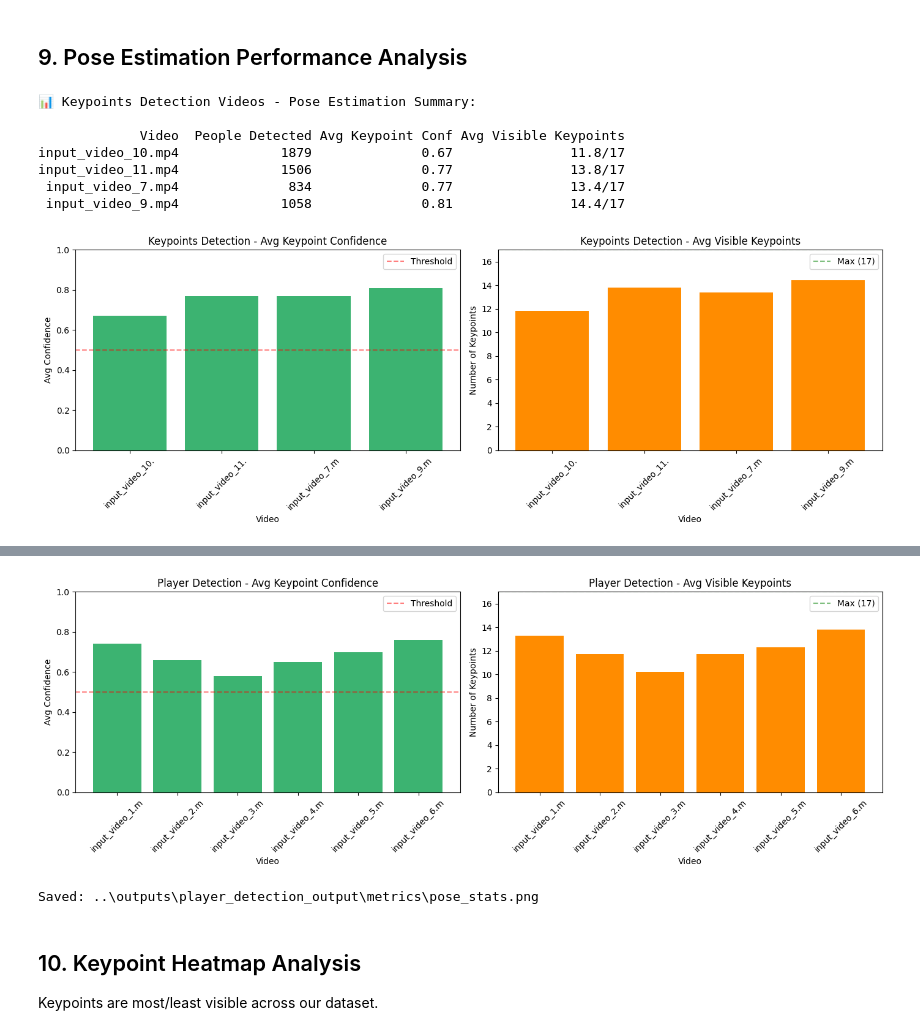
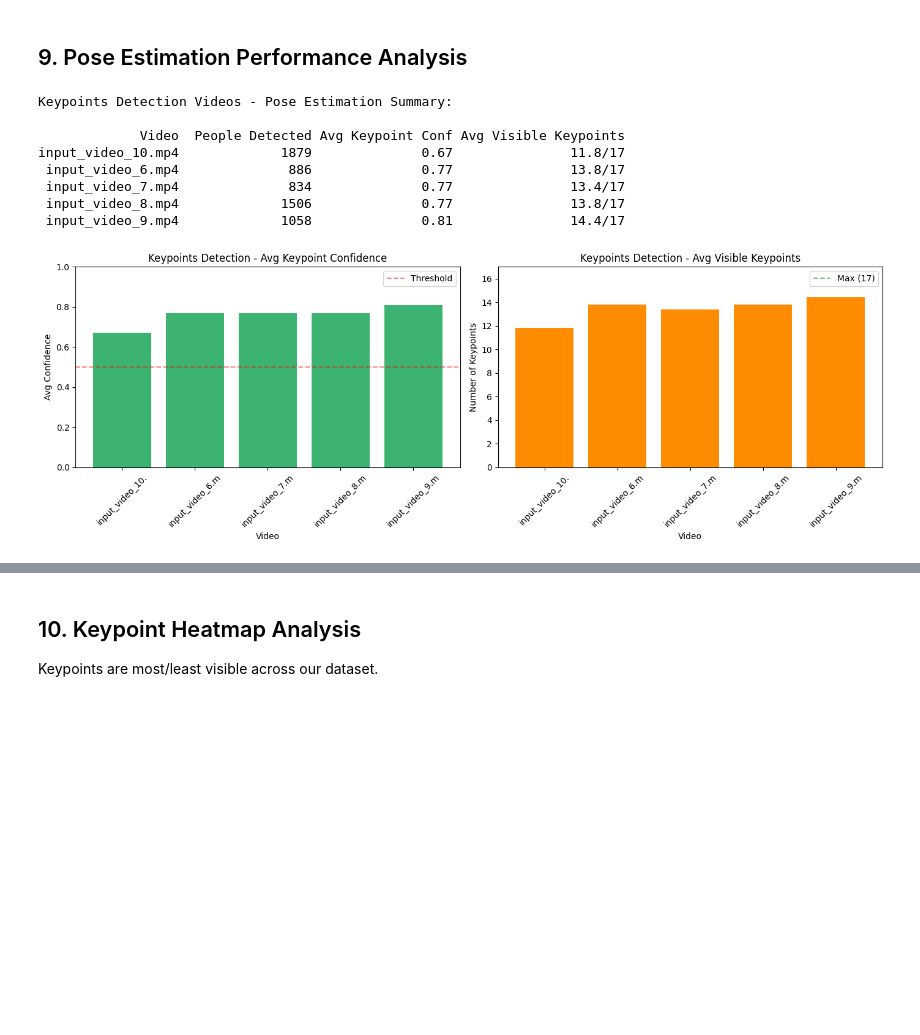
Before and after one commit to Kanchanamkl/Player-Tracking-Model-YOLOv8, a Jupyter notebook: notebooks/03_keypoint_detection.ipynb, the cells around one changed output, grey strips where cells are left out. Drawn from its saved outputs; the diff is of its cells as text; code cells hidden in the pictures; blank space fills up the shorter version.

```diff
--- a/notebooks/03_keypoint_detection.ipynb
+++ b/notebooks/03_keypoint_detection.ipynb
@@ -483,7 +483,8 @@ if len(keypoints_video_files) > 0:
     keypoints_pose_stats = {}
 
     for video_path in keypoints_video_files:
-        output_path = KEYPOINTS_OUTPUT_DIR / f"pose_{video_path.name}"
+        # output_path = KEYPOINTS_OUTPUT_DIR / f"pose_{video_path.name}"
+        output_path = KEYPOINTS_OUTPUT_DIR / 'videos' / f"detected_{video_path.name}"
         stats = process_video_with_pose(video_path, pose_model, output_path)
         keypoints_pose_stats[video_path.name] = stats
 
@@ -491,23 +492,6 @@ if len(keypoints_video_files) > 0:
     print(f"Output videos: {KEYPOINTS_OUTPUT_DIR}")
 else:
     print("No keypoints detection videos found")
-
-# Process player detection videos
-player_video_files = list(PLAYER_VIDEOS_DIR.glob('*.mp4'))
-if len(player_video_files) > 0:
-    print("\nProcessing player detection videos...\n")
-
-    player_pose_stats = {}
-
-    for video_path in player_video_files:
-        output_path = PLAYER_OUTPUT_DIR / f"pose_{video_path.name}"
-        stats = process_video_with_pose(video_path, pose_model, output_path)
-        player_pose_stats[video_path.name] = stats
-
-    print(f"\nPlayer detection videos processed!")
-    print(f"Output videos: {PLAYER_OUTPUT_DIR}")
-else:
-    print("No player detection videos found")
 # %% [output]
 Processing keypoints detection videos...
 
@@ -613,83 +561,35 @@ if len(keypoints_video_files) > 0 or len(player_video_files) > 0:
         axes[0].set_xlabel('Video')
         axes[0].set_ylabel('Avg Confidence')
         axes[0].set_title('Keypoints Detection - Avg Keypoint Confidence')
         axes[0].set_ylim([0, 1])
         axes[0].tick_params(axis='x', rotation=45)
         axes[0].axhline(y=0.5, color='r', linestyle='--', alpha=0.5, label='Threshold')
         axes[0].legend()
 
         axes[1].bar(videos, visible, color='darkorange')
         axes[1].set_xlabel('Video')
         axes[1].set_ylabel('Number of Keypoints')
         axes[1].set_title('Keypoints Detection - Avg Visible Keypoints')
         axes[1].set_ylim([0, 17])
         axes[1].tick_params(axis='x', rotation=45)
         axes[1].axhline(y=17, color='g', linestyle='--', alpha=0.5, label='Max (17)')
         axes[1].legend()
 
         plt.tight_layout()
 
         save_path = KEYPOINTS_OUTPUT_DIR / 'metrics' / 'pose_stats.png'
         plt.savefig(save_path, dpi=150, bbox_inches='tight')
         plt.show()
 
         print(f"\nSaved: {save_path}\n")
-
-    # Process player detection statistics
-    if len(player_video_files) > 0:
-        print("Player Detection Videos - Pose Estimation Summary:\n")
-
-        summary_data = []
-        for video_name, stats in player_pose_stats.items():
-            summary_data.append({
-                'Video': video_name,
-                'People Detected': stats['total_people'],
-                'Avg Keypoint Conf': f"{stats['avg_conf_overall']:.2f}",
-                'Avg Visible Keypoints': f"{stats['avg_visible_kpts']:.1f}/17"
-            })
-
-        df_player_pose = pd.DataFrame(summary_data)
-        print(df_player_pose.to_string(index=False))
-
-        # Visualize player detection stats
-        fig, axes = plt.subplots(1, 2, figsize=(14, 5))
-
-        videos = [s['Video'][:15] for s in summary_data]
-        confs = [float(s['Avg Keypoint Conf']) for s in summary_data]
-        visible = [float(s['Avg Visible Keypoints'].split('/')[0]) for s in summary_data]
-
-        axes[0].bar(videos, confs, color='mediumseagreen')
-        axes[0].set_xlabel('Video')
-        axes[0].set_ylabel('Avg Confidence')
-        axes[0].set_title('Player Detection - Avg Keypoint Confidence')
-        axes[0].set_ylim([0, 1])
-        axes[0].tick_params(axis='x', rotation=45)
-        axes[0].axhline(y=0.5, color='r', linestyle='--', alpha=0.5, label='Threshold')
-        axes[0].legend()
-
-        axes[1].bar(videos, visible, color='darkorange')
-        axes[1].set_xlabel('Video')
-        axes[1].set_ylabel('Number of Keypoints')
-        axes[1].set_title('Player Detection - Avg Visible Keypoints')
-        axes[1].set_ylim([0, 17])
-        axes[1].tick_params(axis='x', rotation=45)
-        axes[1].axhline(y=17, color='g', linestyle='--', alpha=0.5, label='Max (17)')
-        axes[1].legend()
-
-        plt.tight_layout()
-
-        save_path = PLAYER_OUTPUT_DIR / 'metrics' / 'pose_stats.png'
-        plt.savefig(save_path, dpi=150, bbox_inches='tight')
-        plt.show()
-
-        print(f"\nSaved: {save_path}")
 # %% [output]
-📊 Keypoints Detection Videos - Pose Estimation Summary:
+Keypoints Detection Videos - Pose Estimation Summary:
 
              Video  People Detected Avg Keypoint Conf Avg Visible Keypoints
 input_video_10.mp4             1879              0.67               11.8/17
-input_video_11.mp4             1506              0.77               13.8/17
+ input_video_6.mp4              886              0.77               13.8/17
  input_video_7.mp4              834              0.77               13.4/17
+ input_video_8.mp4             1506              0.77               13.8/17
  input_video_9.mp4             1058              0.81               14.4/17
-[figure, old version]
+[figure, new version]
 Saved: ..\outputs\keypoints_detection_output\metrics\pose_stats.png
@@ -706,5 +596,3 @@ input_video_6.mp4              329              0.76               13.8/17
-[figure, removed]
-Saved: ..\outputs\player_detection_output\metrics\pose_stats.png
 # %% [markdown]
 ## 10. Keypoint Heatmap Analysis
 
```
Also changed, not shown: parts of 5 cells of this notebook, 12 other files.
